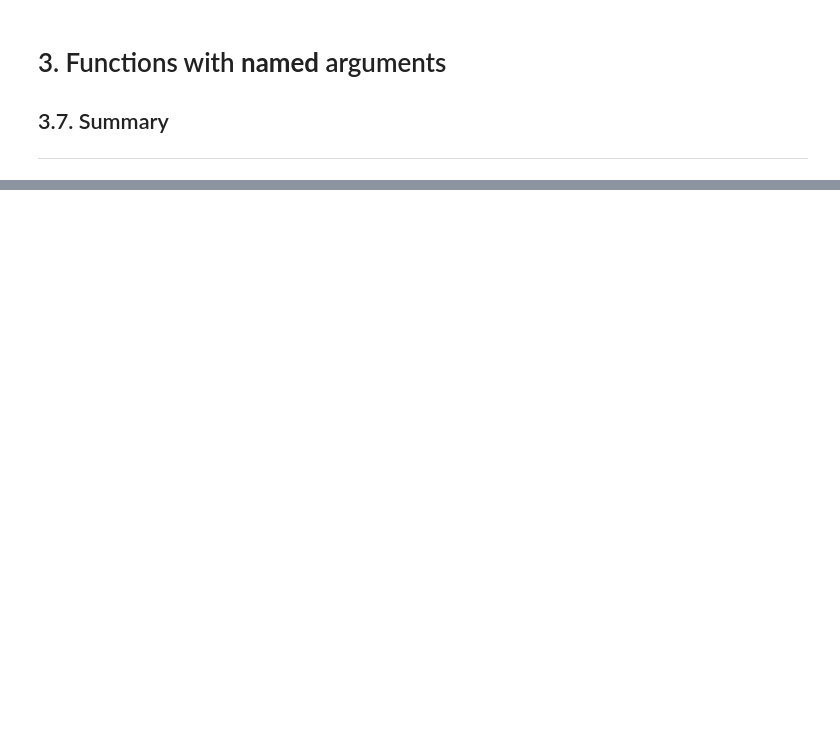
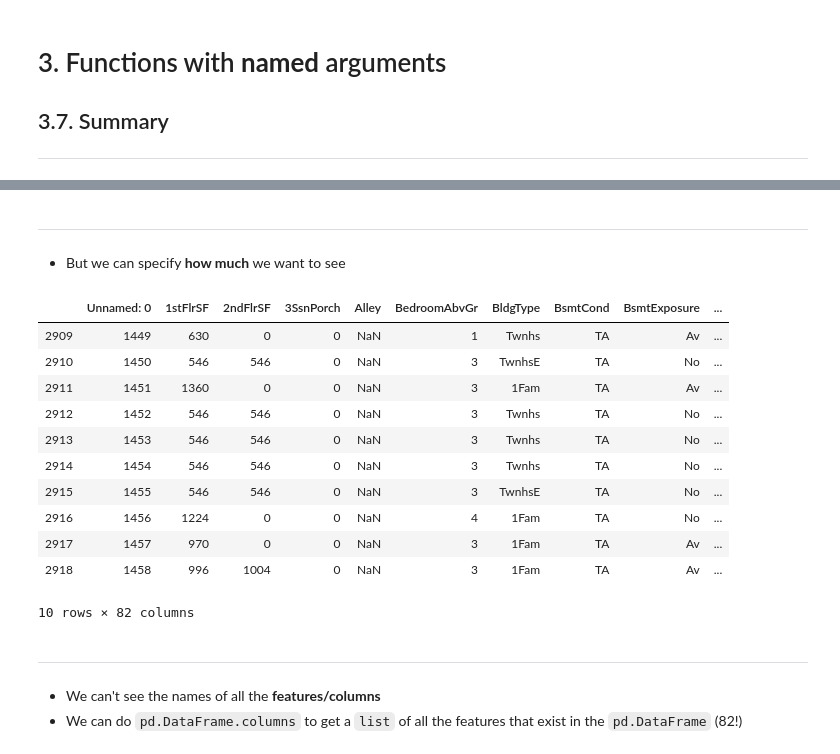
Before and after one commit to pedroallenrevez/PythonClasses, a Jupyter notebook: 2-Numpy-Pandas/index.ipynb, the cells around one changed output, grey strips where cells are left out. Cells and saved outputs as stored; diff of their text form; code cells hidden in the pictures; blank space fills up the shorter version.

```diff
--- a/2-Numpy-Pandas/index.ipynb
+++ b/2-Numpy-Pandas/index.ipynb
@@ -1821,0 +1177,22 @@ print(circle_area(10))
+# %% [markdown]
+---
+- But we can specify **how much** we want to see
+# %%
+df.tail(10)
+# %% [output]
+|  | Unnamed: 0 | 1stFlrSF | 2ndFlrSF | 3SsnPorch | Alley | BedroomAbvGr | BldgType | BsmtCond | BsmtExposure | ... |
+| 2909 | 1449 | 630 | 0 | 0 | NaN | 1 | Twnhs | TA | Av | ... |
+| 2910 | 1450 | 546 | 546 | 0 | NaN | 3 | TwnhsE | TA | No | ... |
+| 2911 | 1451 | 1360 | 0 | 0 | NaN | 3 | 1Fam | TA | Av | ... |
+| 2912 | 1452 | 546 | 546 | 0 | NaN | 3 | Twnhs | TA | No | ... |
+| 2913 | 1453 | 546 | 546 | 0 | NaN | 3 | Twnhs | TA | No | ... |
+| 2914 | 1454 | 546 | 546 | 0 | NaN | 3 | Twnhs | TA | No | ... |
+| 2915 | 1455 | 546 | 546 | 0 | NaN | 3 | TwnhsE | TA | No | ... |
+| 2916 | 1456 | 1224 | 0 | 0 | NaN | 4 | 1Fam | TA | No | ... |
+| 2917 | 1457 | 970 | 0 | 0 | NaN | 3 | 1Fam | TA | Av | ... |
+| 2918 | 1458 | 996 | 1004 | 0 | NaN | 3 | 1Fam | TA | Av | ... |
+10 rows × 82 columns
+# %% [markdown]
+---
+- We can't see the names of all the **features/columns**
+- We can do `pd.DataFrame.columns` to get a `list` of all the features that exist in the `pd.DataFrame` (82!)
```
Also changed, not shown: parts of 375 cells of this notebook, 2 other files.
